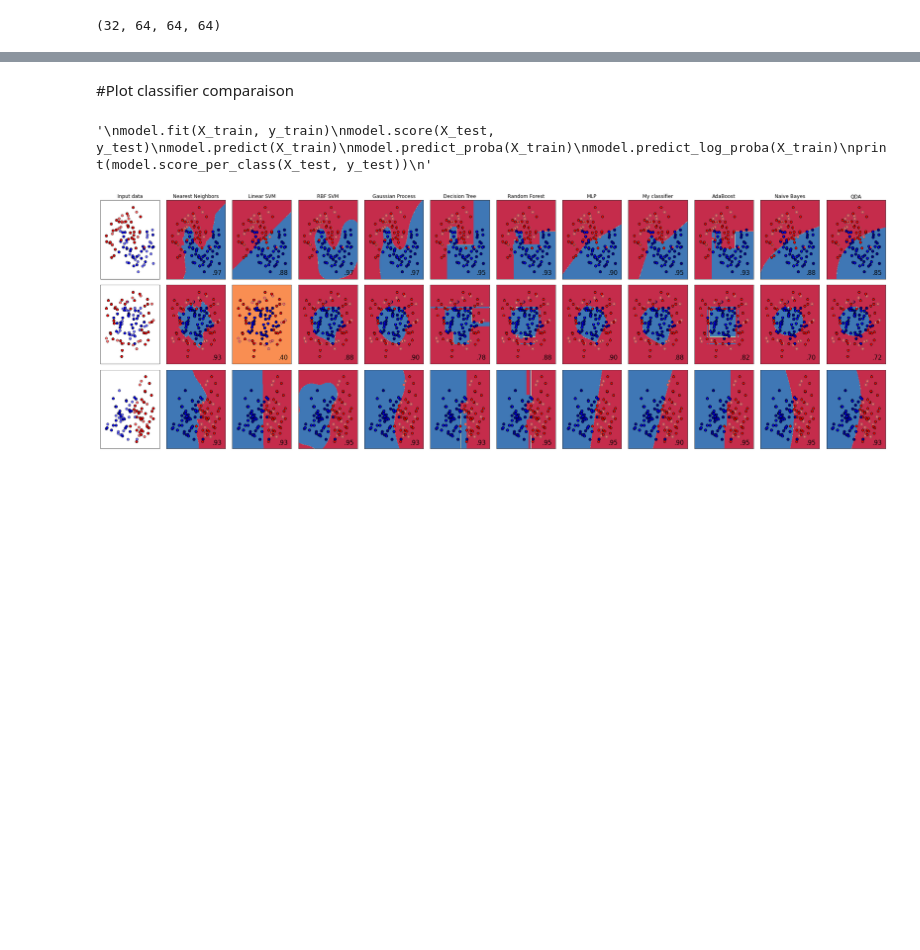
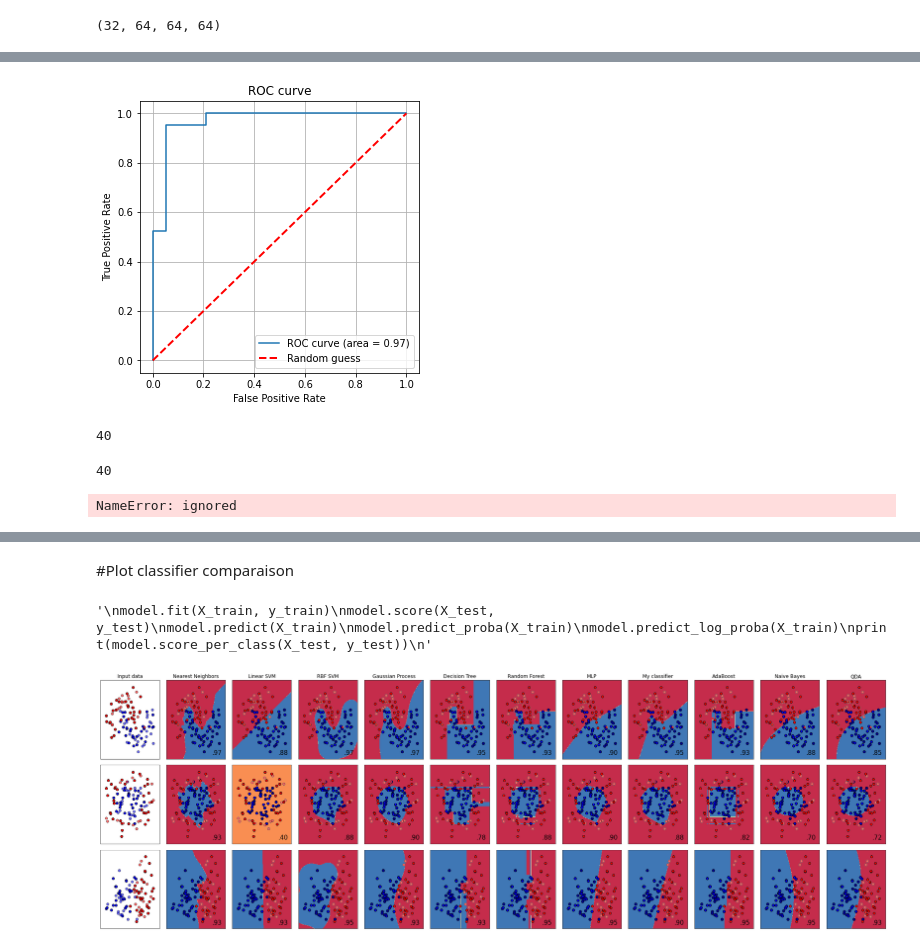
Before and after one commit to cosmina98/PhD, a Jupyter notebook: Work_in_progress/Wrapped_up_MLP.ipynb, the cells around one changed output, grey strips where cells are left out. Saved outputs shown, nothing was run; the diff lists cells and outputs as text; code cells hidden in the pictures; blank space fills up the shorter version.

```diff
--- a/Work_in_progress/Wrapped_up_MLP.ipynb
+++ b/Work_in_progress/Wrapped_up_MLP.ipynb
@@ -603,0 +618,14 @@ array([[[41641,  3359],
+# %%
+roc_auc = roc_auc_score(y_test, y_pred_score)
+fpr, tpr, thresh=roc_curve(y_test, y_pred_score)
+auc=auc(fpr, tpr)
+plt.plot(fpr, tpr, label='ROC curve (area = %.2f)' %auc)
+plt.plot([0, 1], [0, 1], linestyle='--', lw=2, color='r', label='Random guess')
+plt.title('ROC curve')
+plt.xlabel('False Positive Rate')
+plt.ylabel('True Positive Rate')
+plt.grid()
+plt.legend()
+plt.show()
+# %% [output]
+[figure, added]
@@ -603,0 +643,12 @@ array([[[41641,  3359],
+# %%
+len(y_pred_score)
+# %% [output]
+40
+# %%
+len(y_pred)
+# %% [output]
+40
+# %%
+roc_auc_score(testy, pos_probs)
+# %% [output]
+NameError: ignored
```
Also changed, not shown: parts of 24 cells of this notebook.
